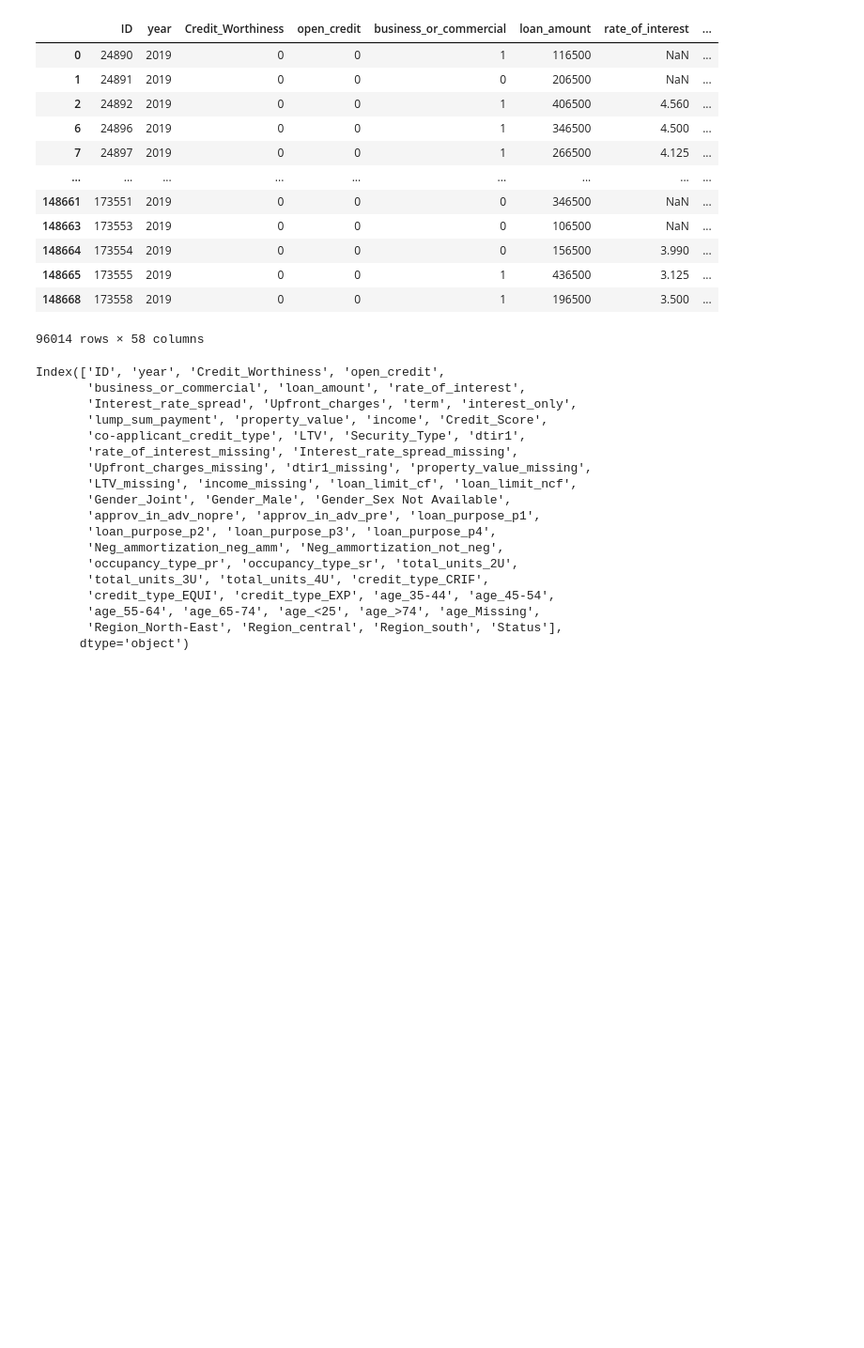
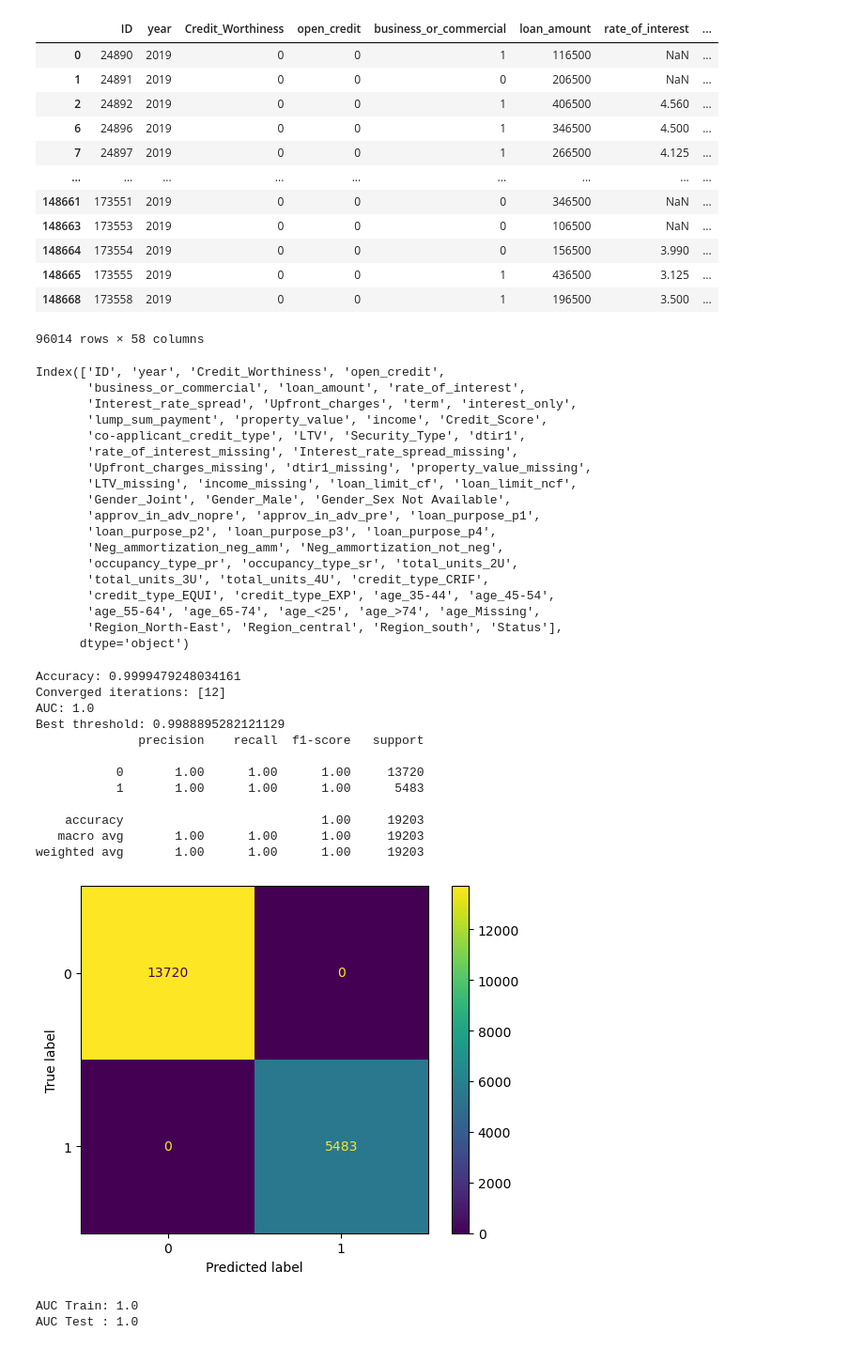
Before and after one commit to DaiaPrado/loan_default_predictor, a Jupyter notebook: loan_default.ipynb, the cells around one changed output. Shown at 94% size. Saved outputs shown, nothing was run; the diff lists cells and outputs as text; code cells hidden in the pictures; blank space fills up the shorter version.

Commit message:
logistic regression training

```diff
--- a/loan_default.ipynb
+++ b/loan_default.ipynb
@@ -660,12 +681,77 @@ Index(['ID', 'year', 'Credit_Worthiness', 'open_credit',
       dtype='object')
 # %%
 # Train your model for Logistic regression
-# Logistic regressio
+# Logistic regression
+x_no_na = num_df_no_na.drop(columns="Status")
+y_no_na = num_df_no_na["Status"]
 
-# XGBOOST
+x_train_no_na, x_test_no_na, y_train_no_na, y_test_no_na = train_test_split(
+    x_no_na, y_no_na,
+    test_size=0.20,
+    random_state=42,
+    stratify=y_no_na
+)
 
-# guarda tu modelo para que lo puedas desplegar en gradio.
+clf = LogisticRegression(
+    random_state=0,
+    penalty="l2",
+    max_iter=1000,
+)
 
-# evalúa y compara ambos
+pipe = Pipeline(steps=[
+    ("scaler", StandardScaler()),
+     ("model", clf)
+])
 
-# saca las features que tuvieron mayor importancia para distinguir
+
+pipe.fit(x_train_no_na, y_train_no_na)
+print("Accuracy:", pipe.score(x_test_no_na, y_test_no_na))
+print("Converged iterations:", pipe.named_steps["model"].n_iter_)
+
+y_proba = pipe.predict_proba(x_test_no_na)[:, 1]
+
+# Calculate AUC
+print("AUC:", roc_auc_score(y_test_no_na, y_proba))
+
+# choose best threshold
+precision, recall, thresholds = precision_recall_curve(y_test_no_na, y_proba)
+
+f1 = 2 * (precision * recall) / (precision + recall)
+best_threshold = thresholds[f1.argmax()]
+print("Best threshold:", best_threshold)
+
+y_pred = (y_proba >= best_threshold).astype(int)
+
+# print classification_report
+print(classification_report(y_test_no_na, y_pred))
+
+# confusion_matrix
+cm = confusion_matrix(y_test_no_na, y_pred)
+cm_display = metrics.ConfusionMatrixDisplay(confusion_matrix=cm, display_labels=[0,1])
+cm_display.plot()
+plt.show()
+# %% [output]
+Accuracy: 0.9999479248034161
+Converged iterations: [12]
+AUC: 1.0
+Best threshold: 0.9988895282121129
+              precision    recall  f1-score   support
+
+           0       1.00      1.00      1.00     13720
+           1       1.00      1.00      1.00      5483
+
+    accuracy                           1.00     19203
+   macro avg       1.00      1.00      1.00     19203
+weighted avg       1.00      1.00      1.00     19203
+[figure, added]
+# %%
+from sklearn.metrics import roc_auc_score
+
+y_train_proba = pipe.predict_proba(x_train_no_na)[:, 1]
+y_test_proba  = pipe.predict_proba(x_test_no_na)[:, 1]
+
+print("AUC Train:", roc_auc_score(y_train_no_na, y_train_proba))
+print("AUC Test :", roc_auc_score(y_test_no_na, y_test_proba))
+# %% [output]
+AUC Train: 1.0
+AUC Test : 1.0
```
Also changed, not shown: parts of 6 cells of this notebook.
